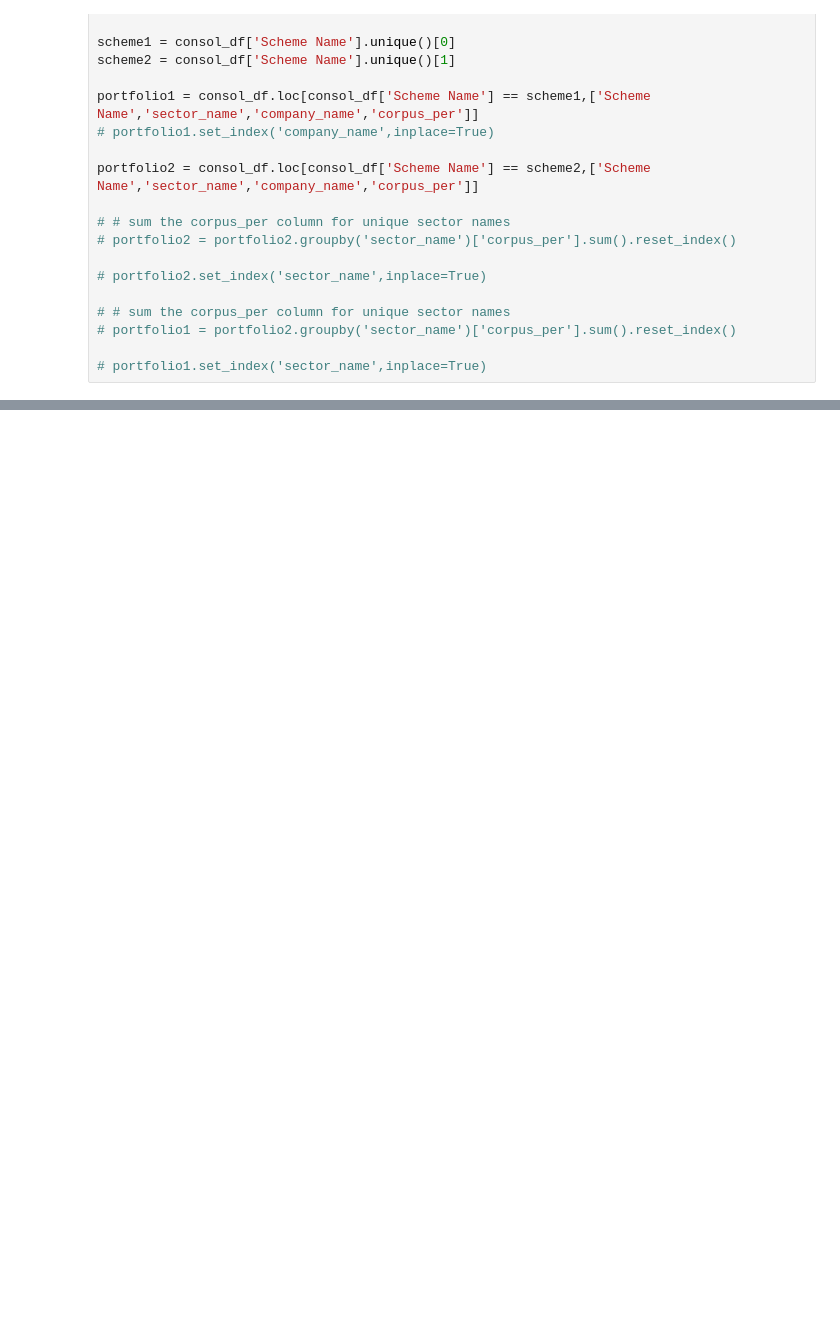
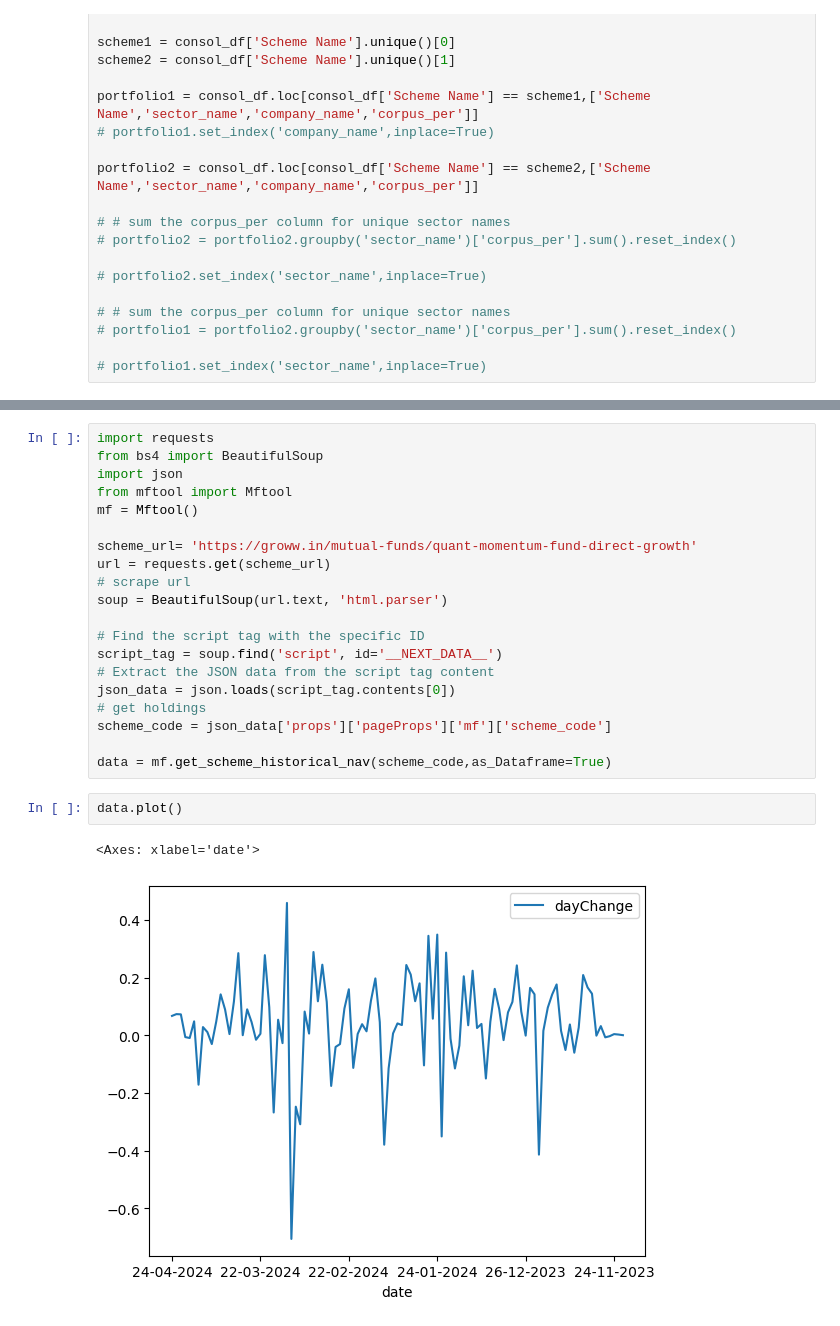
Before and after one commit to ansingh16/MF_analysis, a Jupyter notebook: Preprocess.ipynb, the cells around one changed output, grey strips where cells are left out. Saved outputs shown, nothing was run; the diff lists cells and outputs as text; blank space fills up the shorter version.

```diff
--- a/Preprocess.ipynb
+++ b/Preprocess.ipynb
@@ -415,0 +351,25 @@ Index(['Scheme Name', 'Scheme Category', 'Company', 'Sector Name',
+# %%
+import requests
+from bs4 import BeautifulSoup
+import json
+from mftool import Mftool
+mf = Mftool()
+
+scheme_url= 'https://groww.in/mutual-funds/quant-momentum-fund-direct-growth'
+url = requests.get(scheme_url)
+# scrape url
+soup = BeautifulSoup(url.text, 'html.parser')
+
+# Find the script tag with the specific ID
+script_tag = soup.find('script', id='__NEXT_DATA__')
+# Extract the JSON data from the script tag content
+json_data = json.loads(script_tag.contents[0])
+# get holdings
+scheme_code = json_data['props']['pageProps']['mf']['scheme_code']
+
+data = mf.get_scheme_historical_nav(scheme_code,as_Dataframe=True)
+# %%
+data.plot()
+# %% [output]
+<Axes: xlabel='date'>
+[figure, added]
```
Also changed, not shown: parts of 6 cells of this notebook, 3 other files.
